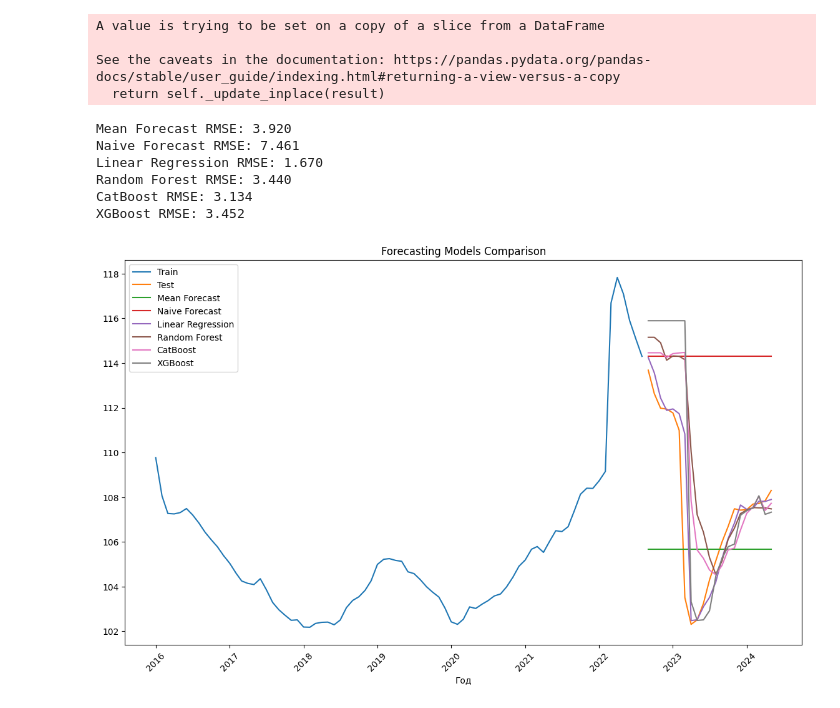
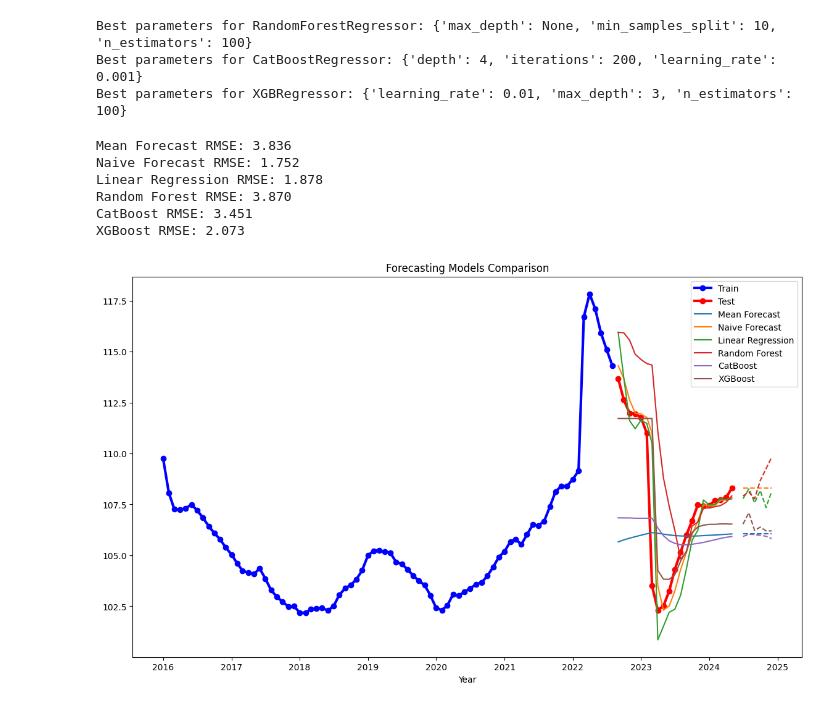
Before and after one commit to underlord13/CBR-DS-Tech-Task, a Jupyter notebook: manual_data_download/prediction.ipynb, the cells around one changed output. Cells and saved outputs as stored; diff of their text form; code cells hidden in the pictures.

```diff
--- a/manual_data_download/prediction.ipynb
+++ b/manual_data_download/prediction.ipynb
@@ -77,18 +62,0 @@ display(test.tail(2))
-# %%
-y_train_mean = train[target_variable].mean()
-train['lag_1'].fillna(y_train_mean, inplace = True)
-train['lag_2'].fillna(y_train_mean, inplace = True)
-train['lag_3'].fillna(y_train_mean, inplace = True)
-train['lag_4'].fillna(y_train_mean, inplace = True)
-train['lag_5'].fillna(y_train_mean, inplace = True)
-train['lag_6'].fillna(y_train_mean, inplace = True)
-
-X_train = train[['lag_1', 'lag_2', 'lag_3', 'lag_4', 'lag_5', 'lag_6']]
-y_train = train[target_variable]
-X_test = test[['lag_1', 'lag_2', 'lag_3', 'lag_4', 'lag_5', 'lag_6']]
-y_test = test[target_variable]
-# %% [output]
-A value is trying to be set on a copy of a slice from a DataFrame
-
-See the caveats in the documentation: https://pandas.pydata.org/pandas-docs/stable/user_guide/indexing.html#returning-a-view-versus-a-copy
-  return self._update_inplace(result)
@@ -156,0 +63,9 @@ def evaluate_model(name, X_train, y_train, X_test, y_test, forecast_func):
+# %%
+X_cols = train.columns[1:]
+
+X_train = train[X_cols]
+y_train = train[target_variable]
+X_test = test[X_cols]
+y_test = test[target_variable]
+X_full = pd.concat([X_train, X_test])
+y_full = pd.concat([y_train, y_test])
@@ -156,0 +117,10 @@ def evaluate_model(name, X_train, y_train, X_test, y_test, forecast_func):
+# %%
+# Tune hyperparameters and get the best models
+best_models = {}
+best_models['RandomForest'] = hyperparameter_tuning(RandomForestRegressor(), param_grids['RandomForest'], X_train, y_train)
+best_models['CatBoost'] = hyperparameter_tuning(CatBoostRegressor(verbose=0), param_grids['CatBoost'], X_train, y_train)
+best_models['XGBoost'] = hyperparameter_tuning(XGBRegressor(objective='reg:squarederror'), param_grids['XGBoost'], X_train, y_train)
+# %% [output]
+Best parameters for RandomForestRegressor: {'max_depth': None, 'min_samples_split': 10, 'n_estimators': 100}
+Best parameters for CatBoostRegressor: {'depth': 4, 'iterations': 200, 'learning_rate': 0.001}
+Best parameters for XGBRegressor: {'learning_rate': 0.01, 'max_depth': 3, 'n_estimators': 100}
@@ -157,39 +179,44 @@ def evaluate_model(name, X_train, y_train, X_test, y_test, forecast_func):
 # %%
 # List of models to evaluate
 models = [
     ('Mean Forecast', mean_forecast),
     ('Naive Forecast', naive_forecast),
     ('Linear Regression', linear_regression_forecast),
     ('Random Forest', random_forest_forecast),
     ('CatBoost', catboost_forecast),
     ('XGBoost', xgboost_forecast)
-    #('Exponential Smoothing', exp_smoothing_forecast),
-    #('SARIMA', sarima_forecast)
 ]
 
 # Evaluate all models and plot results
 plt.figure(figsize=(14, 8))
-plt.plot(train.index, y_train, label='Train')
-plt.plot(test.index, y_test, label='Test')
+plt.plot(train.index, y_train, label='Train', linewidth = 3, color = 'blue', marker = 'o')
+plt.plot(test.index, y_test, label='Test', linewidth = 3, color = 'red', marker = 'o')
+
+# Store plot handles and colors for future use
+plot_handles = {}
 
 for name, model in models:
     predictions = evaluate_model(name, X_train, y_train, X_test, y_test, model)
-    plt.plot(test.index, predictions, label=name)
+    line, = plt.plot(test.index, predictions, label=name)
+    plot_handles[name] = line.get_color()  # Store the color of the current model's line
+
+    # Make a 6-month forecast
+    future_dates = pd.date_range(start=test.index[-1], periods=7, freq='M')[1:]
+    future_predictions = make_6_month_forecast(model, X_full, y_full)
+    plt.plot(future_dates, future_predictions, linestyle='--', color=plot_handles[name])
 
 plt.legend()
 plt.title('Forecasting Models Comparison')
-# Устанавливаем метки делений на оси x
 plt.gca().xaxis.set_major_locator(mdates.YearLocator())
 plt.gca().xaxis.set_major_formatter(mdates.DateFormatter('%Y'))
-plt.xticks(rotation=45)  # Поворот меток для лучшей читаемости
-plt.xlabel('Год')  # Добавляем подпись оси x
+plt.xlabel('Year')
 
 plt.show()
 # %% [output]
-Mean Forecast RMSE: 3.920
-Naive Forecast RMSE: 7.461
-Linear Regression RMSE: 1.670
-Random Forest RMSE: 3.440
-CatBoost RMSE: 3.134
-XGBoost RMSE: 3.452
+Mean Forecast RMSE: 3.836
+Naive Forecast RMSE: 1.752
+Linear Regression RMSE: 1.878
+Random Forest RMSE: 3.870
+CatBoost RMSE: 3.451
+XGBoost RMSE: 2.073
-[figure, old version]
+[figure, new version]
```
Also changed, not shown: parts of 6 cells of this notebook, 15 other files.
